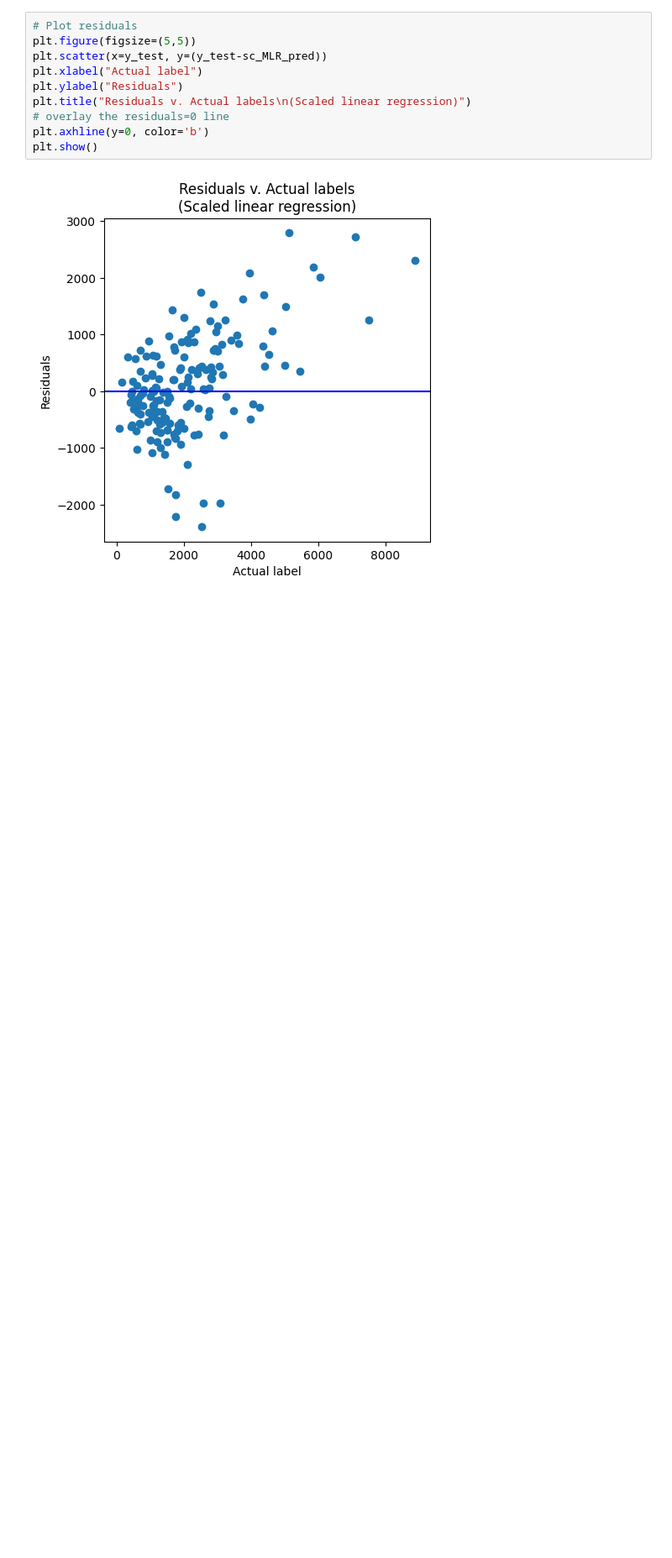
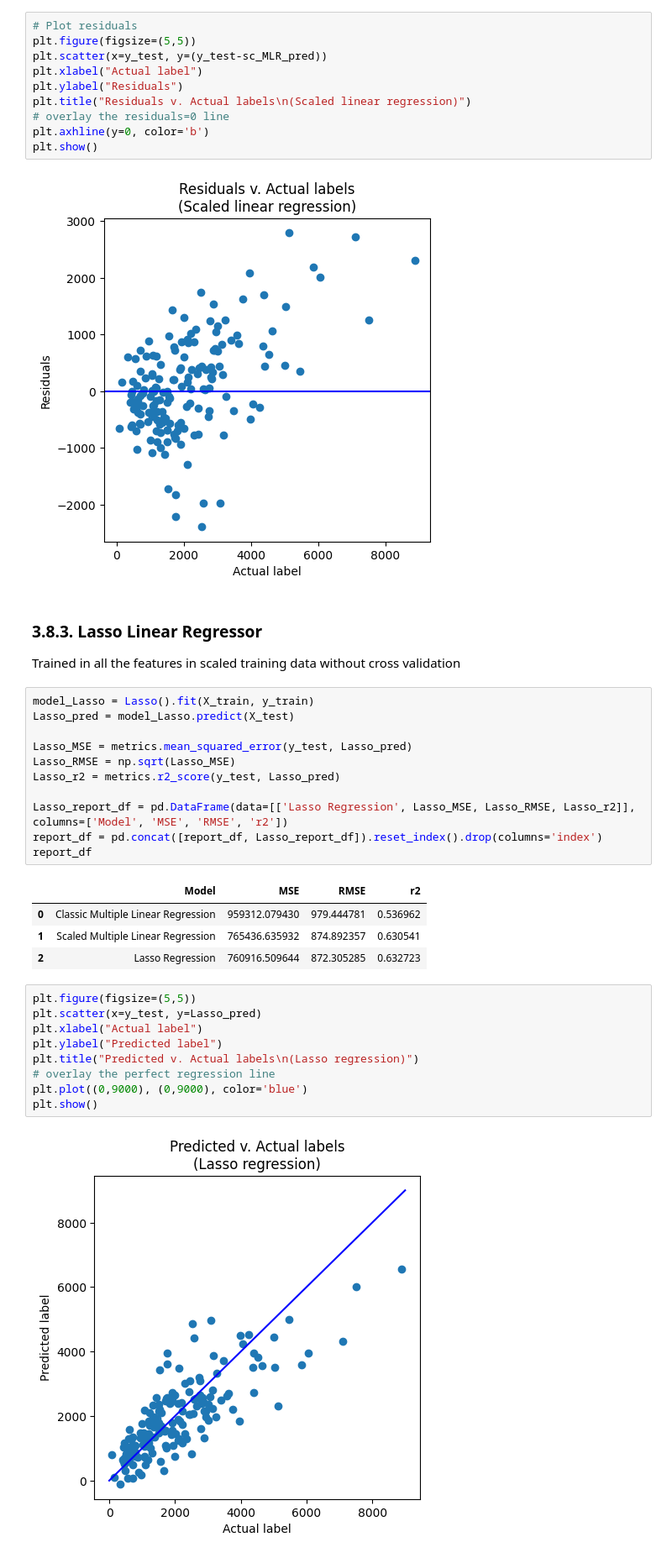
Before and after one commit to AlbertoMPalacioBastos/ML-model-for-production-prediction, a Jupyter notebook: 3-ML-regression-model-training-and-evaluation.ipynb, the cells around one changed output. Shown at 84% size. Saved outputs shown, nothing was run; the diff lists cells and outputs as text; blank space fills up the shorter version.

```diff
--- a/3-ML-regression-model-training-and-evaluation.ipynb
+++ b/3-ML-regression-model-training-and-evaluation.ipynb
@@ -274,3 +271,33 @@ plt.axhline(y=0, color='b')
 plt.show()
 # %% [output]
 [figure]
+# %% [markdown]
+### 3.8.3. Lasso Linear Regressor
+Trained in all the features in scaled training data without cross validation
+# %%
+model_Lasso = Lasso().fit(X_train, y_train)
+Lasso_pred = model_Lasso.predict(X_test)
+
+Lasso_MSE = metrics.mean_squared_error(y_test, Lasso_pred)
+Lasso_RMSE = np.sqrt(Lasso_MSE)
+Lasso_r2 = metrics.r2_score(y_test, Lasso_pred)
+
+Lasso_report_df = pd.DataFrame(data=[['Lasso Regression', Lasso_MSE, Lasso_RMSE, Lasso_r2]], columns=['Model', 'MSE', 'RMSE', 'r2'])
+report_df = pd.concat([report_df, Lasso_report_df]).reset_index().drop(columns='index')
+report_df
+# %% [output]
+|  | Model | MSE | RMSE | r2 |
+| 0 | Classic Multiple Linear Regression | 959312.079430 | 979.444781 | 0.536962 |
+| 1 | Scaled Multiple Linear Regression | 765436.635932 | 874.892357 | 0.630541 |
+| 2 | Lasso Regression | 760916.509644 | 872.305285 | 0.632723 |
+# %%
+plt.figure(figsize=(5,5))
+plt.scatter(x=y_test, y=Lasso_pred)
+plt.xlabel("Actual label")
+plt.ylabel("Predicted label")
+plt.title("Predicted v. Actual labels\n(Lasso regression)")
+# overlay the perfect regression line
+plt.plot((0,9000), (0,9000), color='blue')
+plt.show()
+# %% [output]
+[figure, added]
```
Also changed, not shown: parts of 7 cells of this notebook.
